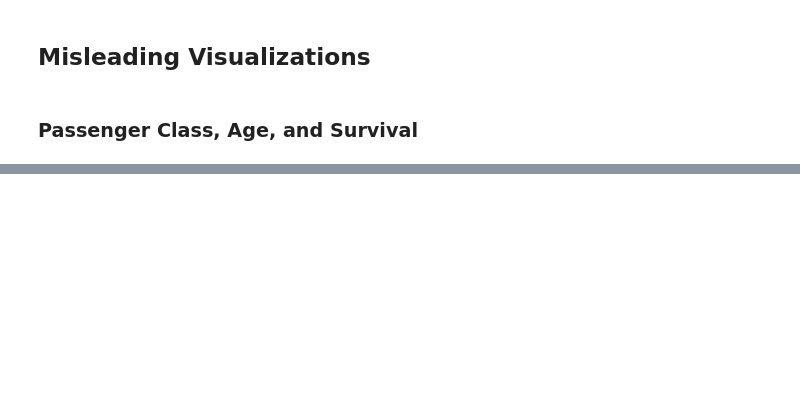
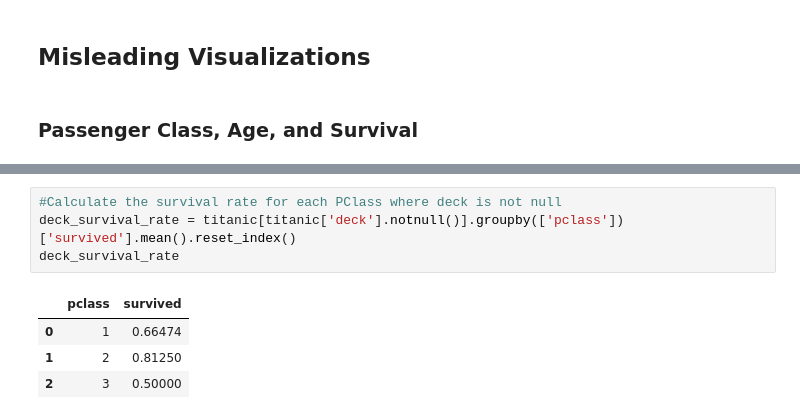
Before and after one commit to chance-roberts/DATA6550-Visualization, a Jupyter notebook: Code/Roberts/RobertsC_Visualization.ipynb, the cells around one changed output, grey strips where cells are left out. Drawn from its saved outputs; the diff is of its cells as text; blank space fills up the shorter version.

```diff
--- a/Code/Roberts/RobertsC_Visualization.ipynb
+++ b/Code/Roberts/RobertsC_Visualization.ipynb
@@ -296,0 +322,9 @@ for i in range(0,2):
+# %%
+#Calculate the survival rate for each PClass where deck is not null
+deck_survival_rate = titanic[titanic['deck'].notnull()].groupby(['pclass'])['survived'].mean().reset_index()
+deck_survival_rate
+# %% [output]
+|  | pclass | survived |
+| 0 | 1 | 0.66474 |
+| 1 | 2 | 0.81250 |
+| 2 | 3 | 0.50000 |
```
Also changed, not shown: parts of 7 cells of this notebook.
